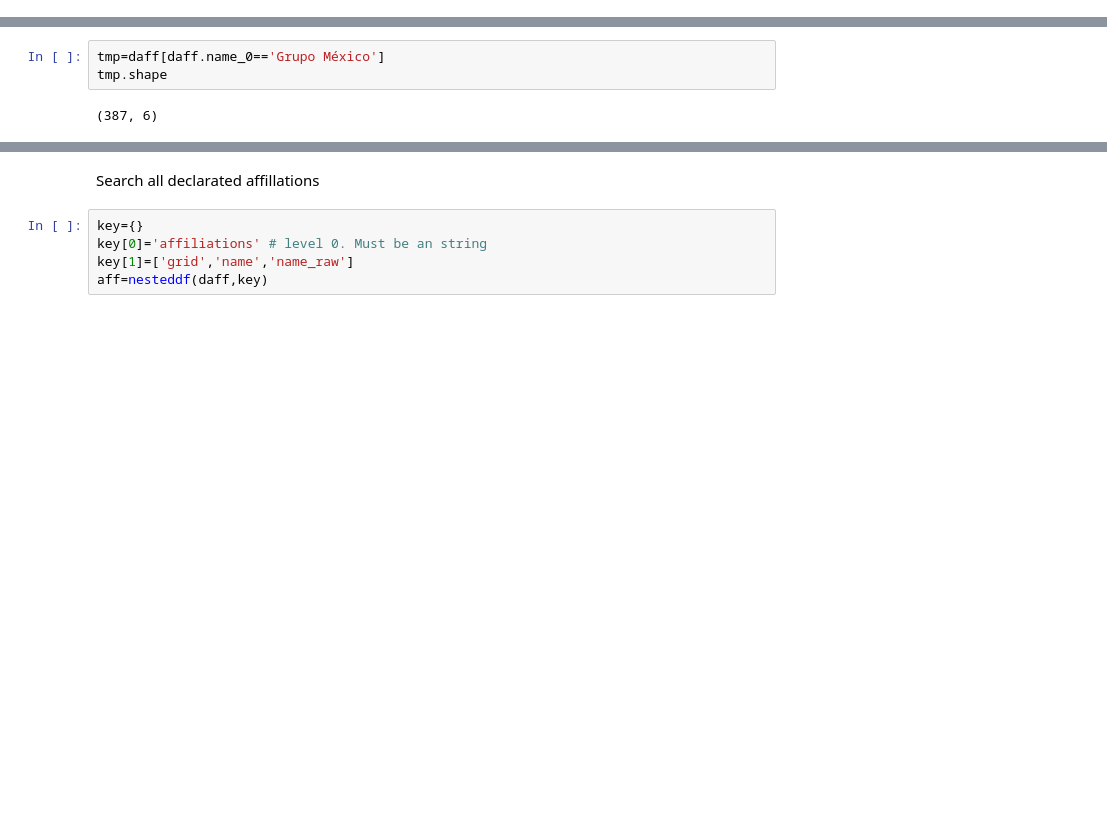
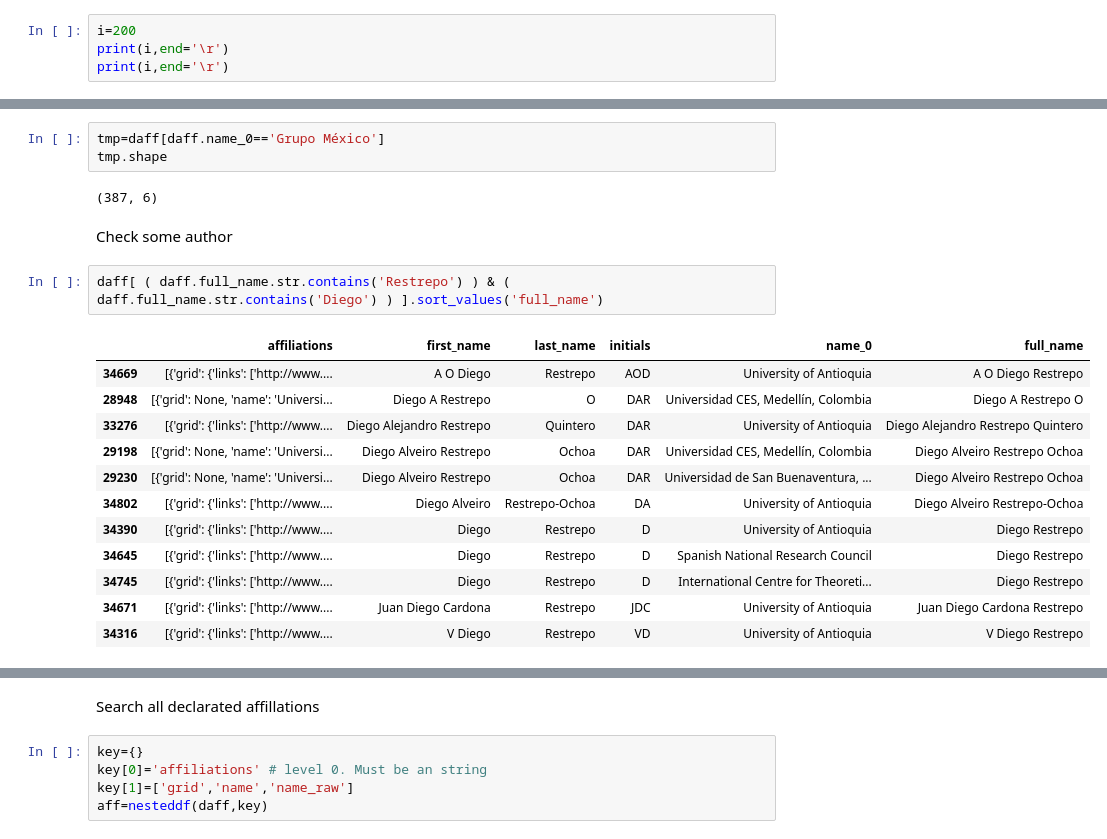
Before and after one commit to restrepo/lens, a Jupyter notebook: lens.ipynb, the cells around one changed output, grey strips where cells are left out. Drawn from its saved outputs; the diff is of its cells as text; blank space fills up the shorter version.

```diff
--- a/lens.ipynb
+++ b/lens.ipynb
@@ -16,3 +16,7 @@ ln[:3]
 3 rows × 25 columns
 # %% [markdown]
 # Affiliation analysis
+# %%
+i=200
+print(i,end='\r')
+print(i,end='\r')
@@ -84,3 +74,20 @@ tmp=daff[daff.name_0=='Grupo México']
 tmp.shape
 # %% [output]
 (387, 6)
+# %% [markdown]
+Check some author
+# %%
+daff[ ( daff.full_name.str.contains('Restrepo') ) & ( daff.full_name.str.contains('Diego') ) ].sort_values('full_name')
+# %% [output]
+|  | affiliations | first_name | last_name | initials | name_0 | full_name |
+| 34669 | [{'grid': {'links': ['http://www.... | A O Diego | Restrepo | AOD | University of Antioquia | A O Diego Restrepo |
+| 28948 | [{'grid': None, 'name': 'Universi... | Diego A Restrepo | O | DAR | Universidad CES, Medellín, Colombia | Diego A Restrepo O |
+| 33276 | [{'grid': {'links': ['http://www.... | Diego Alejandro Restrepo | Quintero | DAR | University of Antioquia | Diego Alejandro Restrepo Quintero |
+| 29198 | [{'grid': None, 'name': 'Universi... | Diego Alveiro Restrepo | Ochoa | DAR | Universidad CES, Medellín, Colombia | Diego Alveiro Restrepo Ochoa |
+| 29230 | [{'grid': None, 'name': 'Universi... | Diego Alveiro Restrepo | Ochoa | DAR | Universidad de San Buenaventura, ... | Diego Alveiro Restrepo Ochoa |
+| 34802 | [{'grid': {'links': ['http://www.... | Diego Alveiro | Restrepo-Ochoa | DA | University of Antioquia | Diego Alveiro Restrepo-Ochoa |
+| 34390 | [{'grid': {'links': ['http://www.... | Diego | Restrepo | D | University of Antioquia | Diego Restrepo |
+| 34645 | [{'grid': {'links': ['http://www.... | Diego | Restrepo | D | Spanish National Research Council | Diego Restrepo |
+| 34745 | [{'grid': {'links': ['http://www.... | Diego | Restrepo | D | International Centre for Theoreti... | Diego Restrepo |
+| 34671 | [{'grid': {'links': ['http://www.... | Juan Diego Cardona | Restrepo | JDC | University of Antioquia | Juan Diego Cardona Restrepo |
+| 34316 | [{'grid': {'links': ['http://www.... | V Diego | Restrepo | VD | University of Antioquia | V Diego Restrepo |
```
Also changed, not shown: parts of 15 cells of this notebook.
